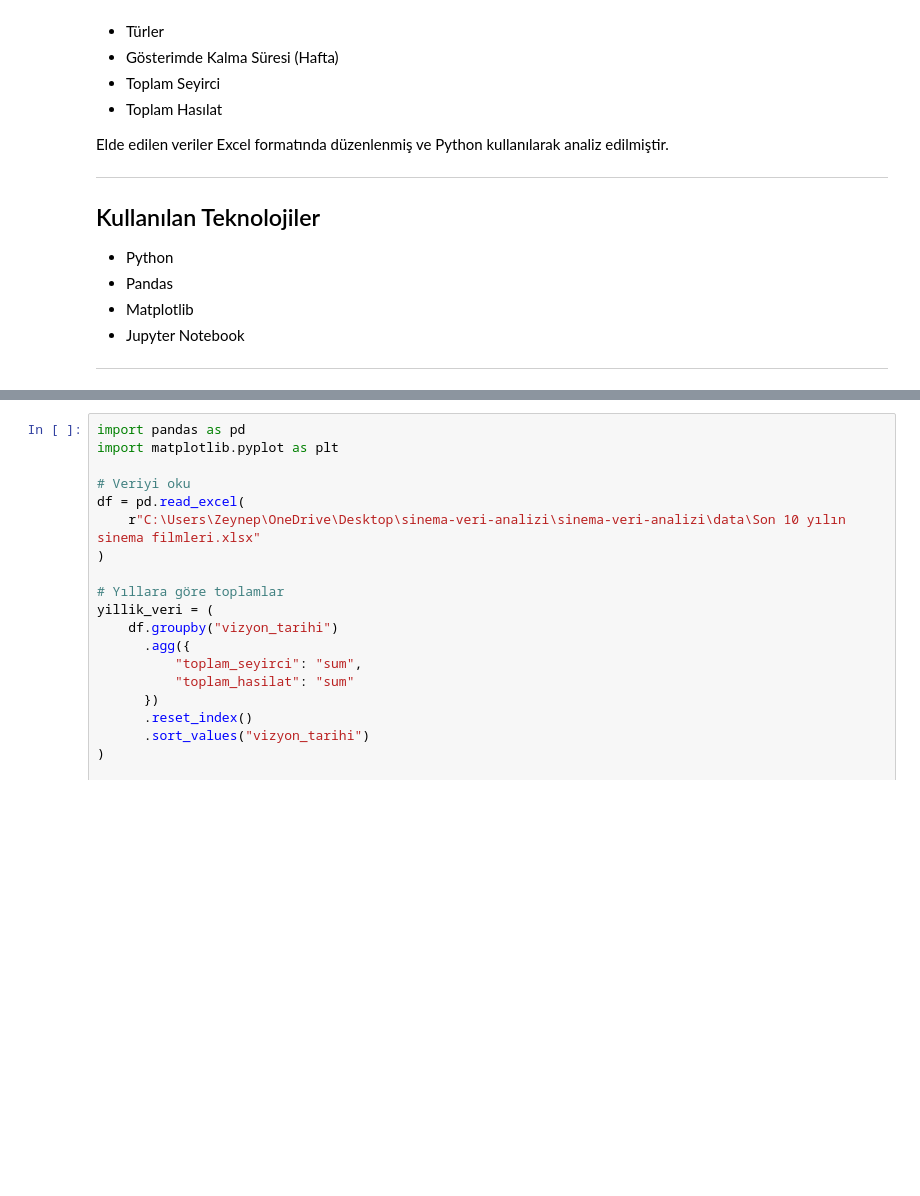
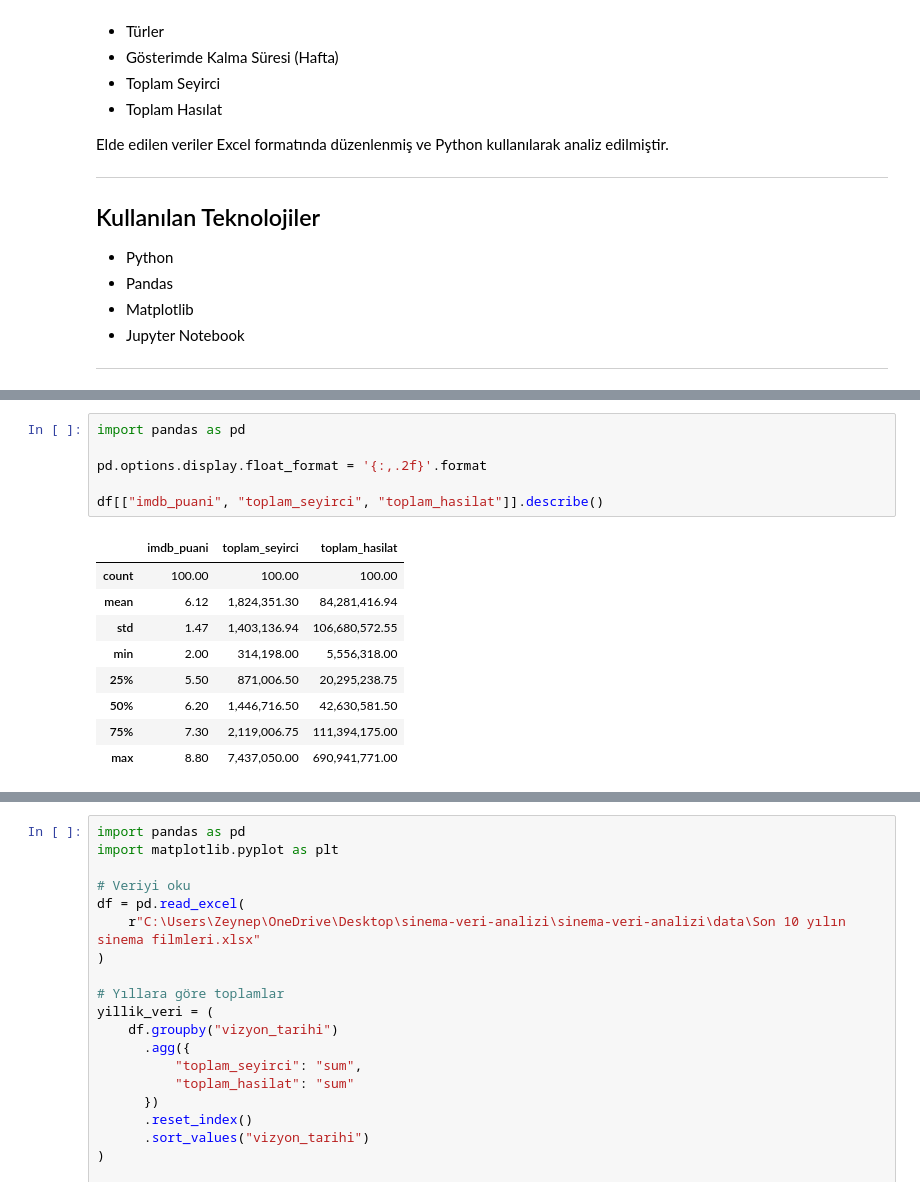
Before and after one commit to ZeynepOzbey/sinema-veri-analizi, a Jupyter notebook: notebook/film_analizi.ipynb, the cells around one changed output, grey strips where cells are left out. Drawn from its saved outputs; the diff is of its cells as text; blank space fills up the shorter version.

```diff
--- a/notebook/film_analizi.ipynb
+++ b/notebook/film_analizi.ipynb
@@ -48,0 +53,16 @@ Elde edilen veriler Excel formatında düzenlenmiş ve Python kullanılarak anal
+# %%
+import pandas as pd
+
+pd.options.display.float_format = '{:,.2f}'.format
+
+df[["imdb_puani", "toplam_seyirci", "toplam_hasilat"]].describe()
+# %% [output]
+|  | imdb_puani | toplam_seyirci | toplam_hasilat |
+| count | 100.00 | 100.00 | 100.00 |
+| mean | 6.12 | 1,824,351.30 | 84,281,416.94 |
+| std | 1.47 | 1,403,136.94 | 106,680,572.55 |
+| min | 2.00 | 314,198.00 | 5,556,318.00 |
+| 25% | 5.50 | 871,006.50 | 20,295,238.75 |
+| 50% | 6.20 | 1,446,716.50 | 42,630,581.50 |
+| 75% | 7.30 | 2,119,006.75 | 111,394,175.00 |
+| max | 8.80 | 7,437,050.00 | 690,941,771.00 |
```
Also changed, not shown: parts of 3 cells of this notebook, 1 other file.
